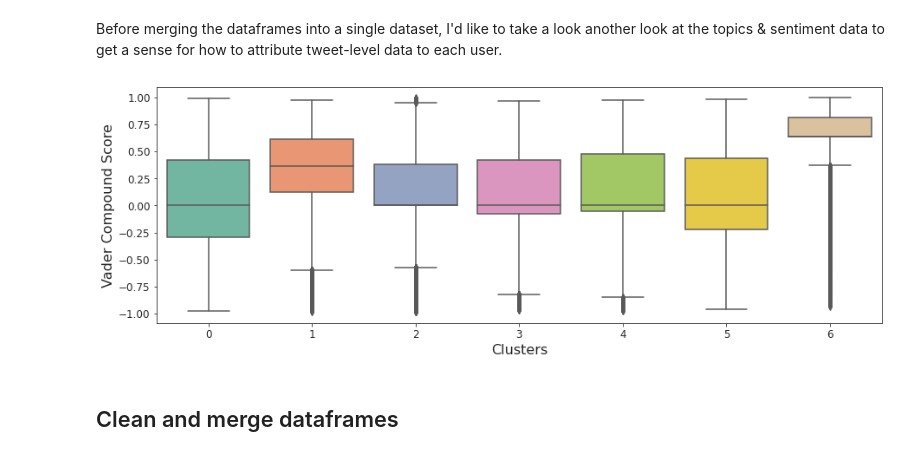
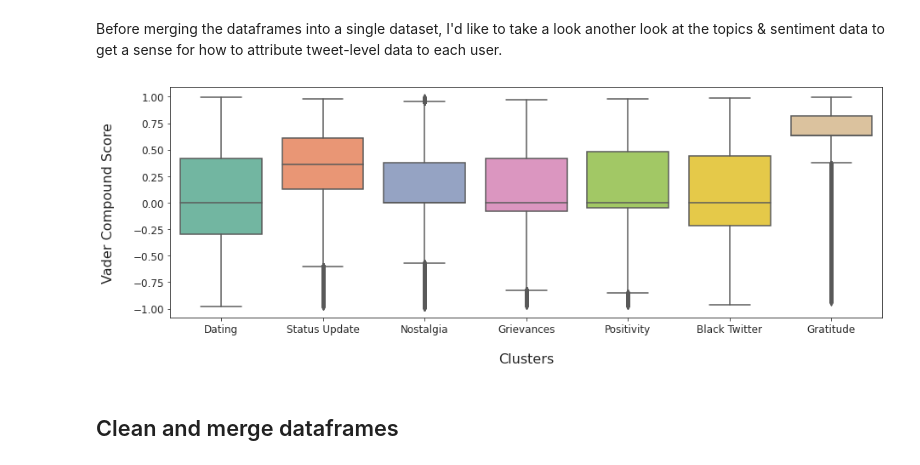
Before and after one commit to bakabbyy/friend-recommender, a Jupyter notebook: recommender.ipynb, the cells around one changed output. Drawn from its saved outputs; the diff is of its cells as text; code cells hidden in the pictures.

```diff
--- a/recommender.ipynb
+++ b/recommender.ipynb
@@ -38,18 +38,22 @@ topics.head(1)
 1 rows × 25 columns
 # %% [markdown]
 Before merging the dataframes into a single dataset, I'd like to take a look another look at the topics & sentiment data to get a sense for how to attribute tweet-level data to each user.
+# %%
+topic_desc = ['Dating', 'Status Update', 'Nostalgia', 'Grievances', 'Positivity',
+             'Black Twitter', 'Gratitude']
 # %%
 plt.figure(figsize=(15,5))
 sns.set_palette('Set2')
 sns.set_style('ticks')
 
 sns.boxplot(x='clusters', y='vader_compound', data=topics)
 plt.tick_params(labelsize=12)
-plt.xlabel('Clusters', fontsize=16)
-plt.ylabel('Vader Compound Score', fontsize=16)
-plt.savefig('sentiment_box.png', transparent=True);
+plt.xticks(range(7), topic_desc)
+plt.xlabel('\nClusters', fontsize=16)
+plt.ylabel('Vader Compound Score\n', fontsize=16)
+plt.savefig('sentiment_box.png', transparent=True, bbox_inches='tight');
 # %% [output]
-[figure, old version]
+[figure, new version]
 # %% [markdown]
 ## Clean and merge dataframes
 # %% [markdown]
```
Also changed, not shown: parts of 1 cell of this notebook, 8 other files.
